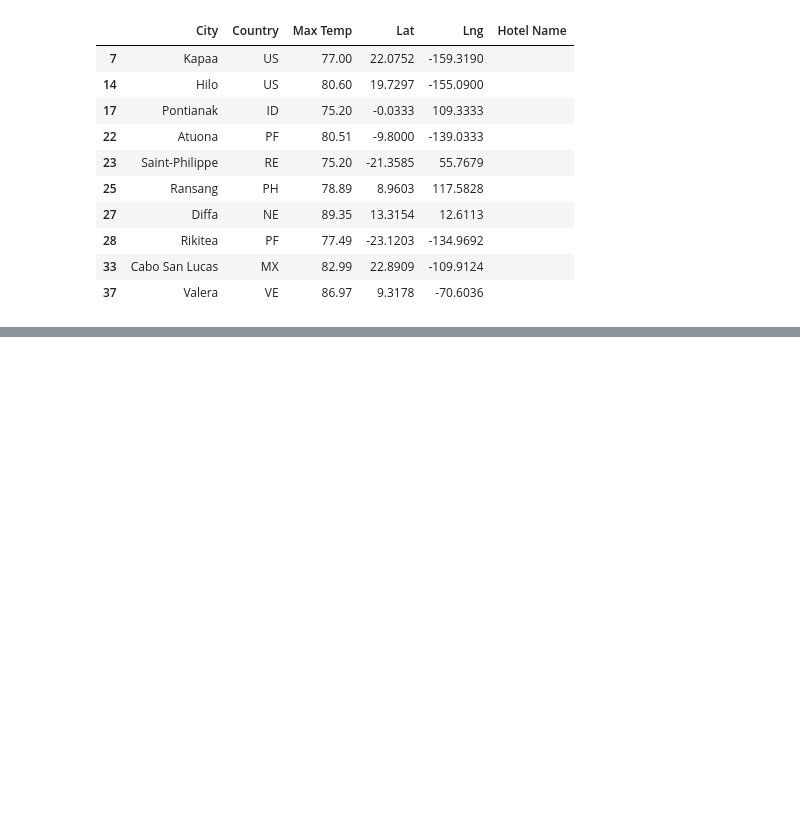
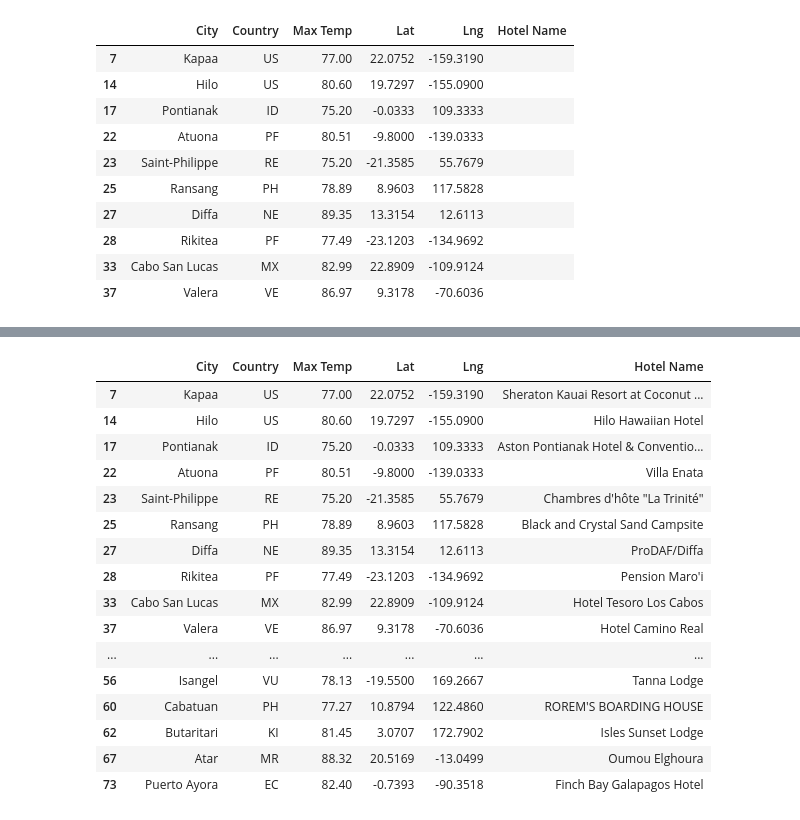
Before and after one commit to Wavelydavely/World_Weather_Analysis, a Jupyter notebook: VacationPy.ipynb, the cells around one changed output, grey strips where cells are left out. Saved outputs shown, nothing was run; the diff lists cells and outputs as text; code cells hidden in the pictures; blank space fills up the shorter version.

```diff
--- a/VacationPy.ipynb
+++ b/VacationPy.ipynb
@@ -120,3 +120,8 @@ hotel_df.head(10)
 | 28 | Rikitea | PF | 77.49 | -23.1203 | -134.9692 |  |
 | 33 | Cabo San Lucas | MX | 82.99 | 22.8909 | -109.9124 |  |
 | 37 | Valera | VE | 86.97 | 9.3178 | -70.6036 |  |
+# %%
+# Create DataFrame called hotel_df to store hotel names along with city, country, max temp, and coordinates.
+hotel_df = preferred_cities_df[["City", "Country", "Max Temp", "Lat", "Lng"]].copy()
+hotel_df["Hotel Name"] = ""
+hotel_df.head(10)
@@ -122,0 +140,28 @@ hotel_df.head(10)
+# %%
+# Set parameters to search for a hotel.
+params = {
+    "radius": 5000,
+    "type": "lodging",
+    "key": g_key
+}
+# %%
+# Iterate through the DataFrame
+for index, row in hotel_df.iterrows():
+    # Get lat & lng
+    lat = row["Lat"]
+    lng = row["Lng"]
+
+    # Add lat & lng to loc key for params dict
+    params["location"] = f"{lat},{lng}"
+
+    # Use search term: "lodging" and lat & lng
+    base_url = "https://maps.googleapis.com/maps/api/place/nearbysearch/json"
+
+    # Make request and get JSON data from search
+    hotels = requests.get(base_url, params=params).json()
+
+    # Grab first hotel from results and store name
+    try:
+        hotel_df.loc[index, "Hotel Name"] = hotels["results"][0]["name"]
+    except (IndexError):
+        print("Hotel not found... skipping.")
@@ -122,0 +176,20 @@ hotel_df.head(10)
+# %%
+hotel_df.head(20)
+# %% [output]
+|  | City | Country | Max Temp | Lat | Lng | Hotel Name |
+| 7 | Kapaa | US | 77.00 | 22.0752 | -159.3190 | Sheraton Kauai Resort at Coconut ... |
+| 14 | Hilo | US | 80.60 | 19.7297 | -155.0900 | Hilo Hawaiian Hotel |
+| 17 | Pontianak | ID | 75.20 | -0.0333 | 109.3333 | Aston Pontianak Hotel & Conventio... |
+| 22 | Atuona | PF | 80.51 | -9.8000 | -139.0333 | Villa Enata |
+| 23 | Saint-Philippe | RE | 75.20 | -21.3585 | 55.7679 | Chambres d'hôte "La Trinité" |
+| 25 | Ransang | PH | 78.89 | 8.9603 | 117.5828 | Black and Crystal Sand Campsite |
+| 27 | Diffa | NE | 89.35 | 13.3154 | 12.6113 | ProDAF/Diffa |
+| 28 | Rikitea | PF | 77.49 | -23.1203 | -134.9692 | Pension Maro'i |
+| 33 | Cabo San Lucas | MX | 82.99 | 22.8909 | -109.9124 | Hotel Tesoro Los Cabos |
+| 37 | Valera | VE | 86.97 | 9.3178 | -70.6036 | Hotel Camino Real |
+| ... | ... | ... | ... | ... | ... | ... |
+| 56 | Isangel | VU | 78.13 | -19.5500 | 169.2667 | Tanna Lodge |
+| 60 | Cabatuan | PH | 77.27 | 10.8794 | 122.4860 | ROREM'S BOARDING HOUSE |
+| 62 | Butaritari | KI | 81.45 | 3.0707 | 172.7902 | Isles Sunset Lodge |
+| 67 | Atar | MR | 88.32 | 20.5169 | -13.0499 | Oumou Elghoura |
+| 73 | Puerto Ayora | EC | 82.40 | -0.7393 | -90.3518 | Finch Bay Galapagos Hotel |
```
Also changed, not shown: parts of 7 cells of this notebook, 4 other files.
